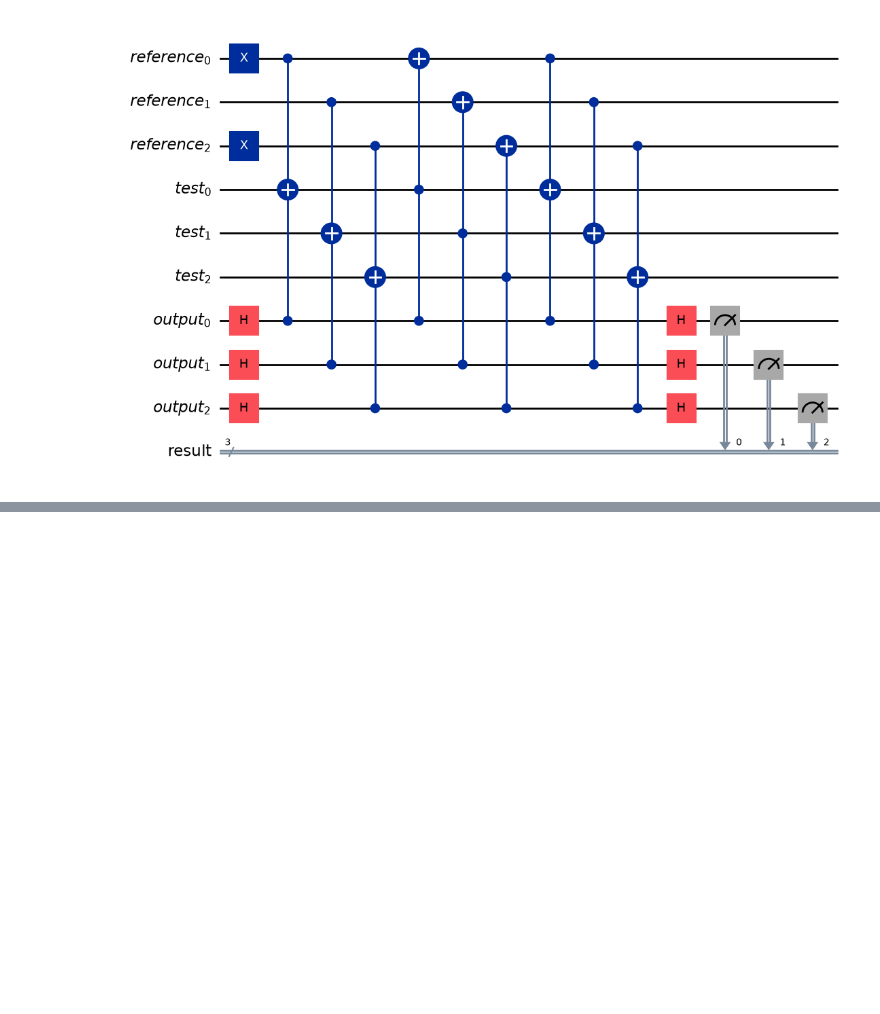
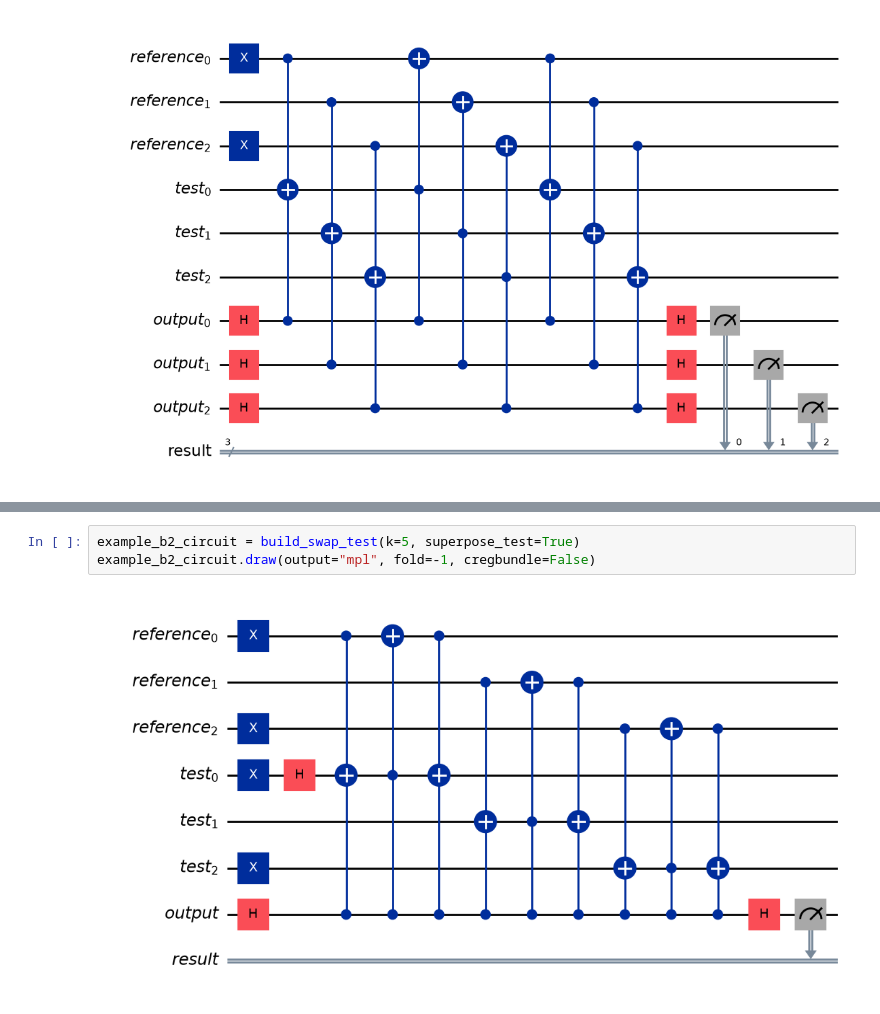
Before and after one commit to SignorB/quantum-assignment, a Jupyter notebook: state_vector_simulator.ipynb, the cells around one changed output, grey strips where cells are left out. Drawn from its saved outputs; the diff is of its cells as text; blank space fills up the shorter version.

```diff
--- a/state_vector_simulator.ipynb
+++ b/state_vector_simulator.ipynb
@@ -703,0 +672,5 @@ No, it would not be possible, because the fidelity cannot be 1 when the first bi
+# %%
+example_b2_circuit = build_swap_test(k=5, superpose_test=True)
+example_b2_circuit.draw(output="mpl", fold=-1, cregbundle=False)
+# %% [output]
+[figure, added]
```
Also changed, not shown: parts of 23 cells of this notebook.
